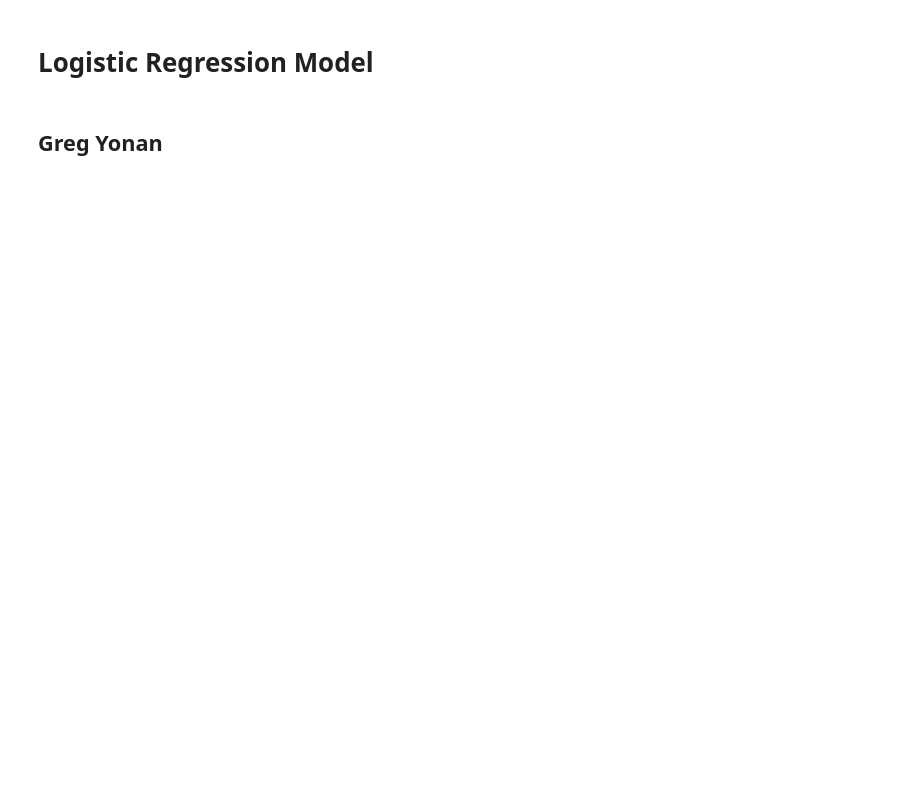
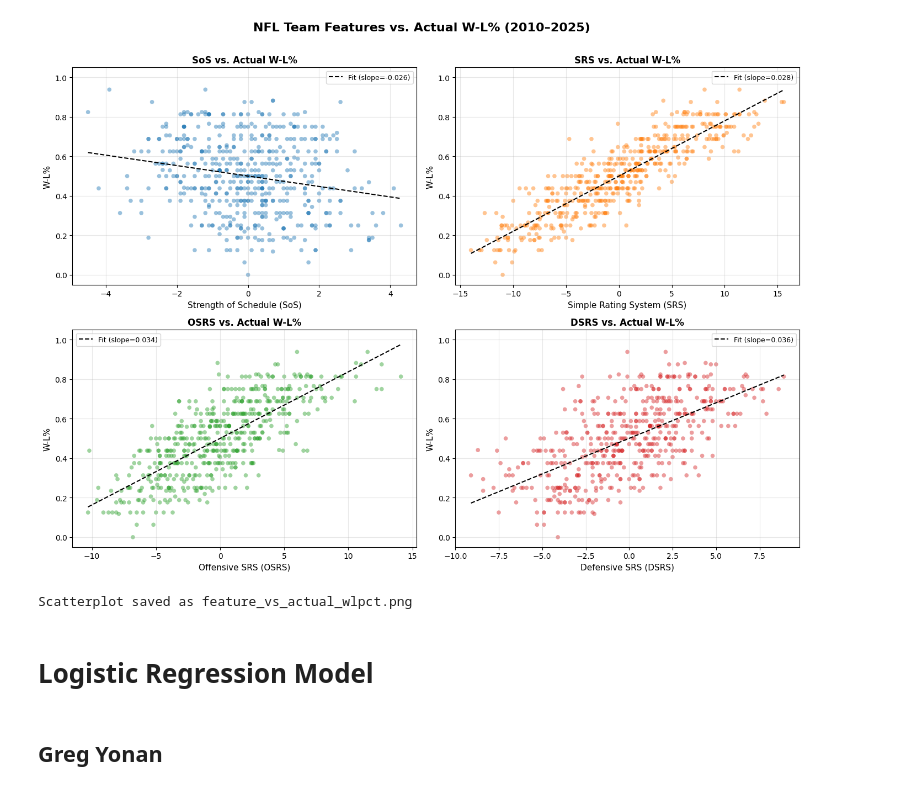
Before and after one commit to monkeybuttz/COSC522_Group4_FinalProject, a Jupyter notebook: NFL_Outcome_Predictor.ipynb, the cells around one changed output. Drawn from its saved outputs; the diff is of its cells as text; code cells hidden in the pictures; blank space fills up the shorter version.

Commit message:
Decreased output and added graphs

```diff
--- a/NFL_Outcome_Predictor.ipynb
+++ b/NFL_Outcome_Predictor.ipynb
@@ -84,3 +112,44 @@ print(f"Test  (20%)   : {len(X_test_global)}")
+# %%
+import matplotlib.pyplot as plt
+import matplotlib.patches as mpatches
+import numpy as np
+
+features = ['SoS', 'SRS', 'OSRS', 'DSRS']
+feature_labels = [
+    'Strength of Schedule (SoS)',
+    'Simple Rating System (SRS)',
+    'Offensive SRS (OSRS)',
+    'Defensive SRS (DSRS)'
+]
+colors = ['#1f77b4', '#ff7f0e', '#2ca02c', '#d62728']
+
+fig, axes = plt.subplots(2, 2, figsize=(14, 10))
+fig.suptitle('NFL Team Features vs. Actual W-L% (2010–2025)', fontsize=16, fontweight='bold', y=1.01)
+
+for ax, feat, label, color in zip(axes.flat, features, feature_labels, colors):
+    x = _all_data[feat].values
+    y = _all_data['W-L%'].values
+    ax.scatter(x, y, alpha=0.45, s=30, color=color, edgecolors='none')
+
+    # Best-fit line
+    m, b = np.polyfit(x, y, 1)
+    x_line = np.linspace(x.min(), x.max(), 200)
+    ax.plot(x_line, m * x_line + b, color='black', linewidth=1.5, linestyle='--', label=f'Fit (slope={m:.3f})')
+
+    ax.set_xlabel(label, fontsize=11)
+    ax.set_ylabel('W-L%', fontsize=11)
+    ax.set_title(f'{feat} vs. Actual W-L%', fontsize=12, fontweight='bold')
+    ax.legend(fontsize=9)
+    ax.grid(True, alpha=0.3)
+    ax.set_ylim(-0.05, 1.05)
+
+plt.tight_layout()
+plt.savefig('feature_vs_actual_wlpct.png', dpi=150, bbox_inches='tight')
+plt.show()
+print('Scatterplot saved as feature_vs_actual_wlpct.png')
+# %% [output]
+[figure, added]
+Scatterplot saved as feature_vs_actual_wlpct.png
 # %% [markdown]
 # Logistic Regression Model
 # %% [markdown]
```
Also changed, not shown: parts of 14 cells of this notebook.
